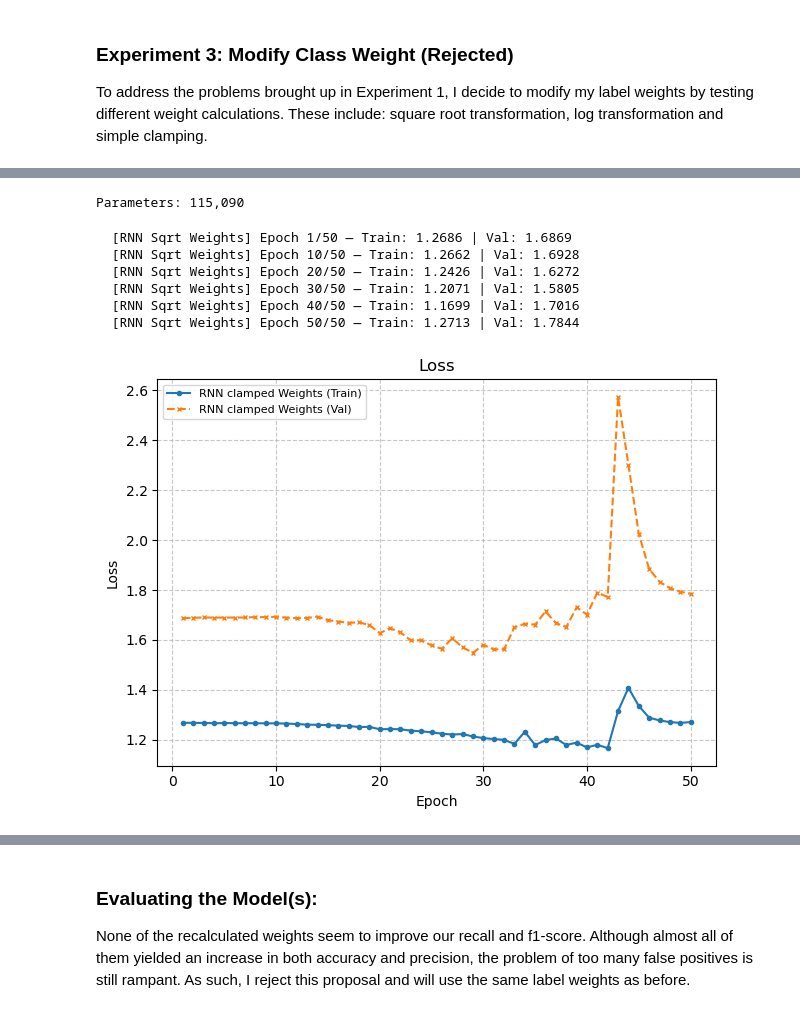
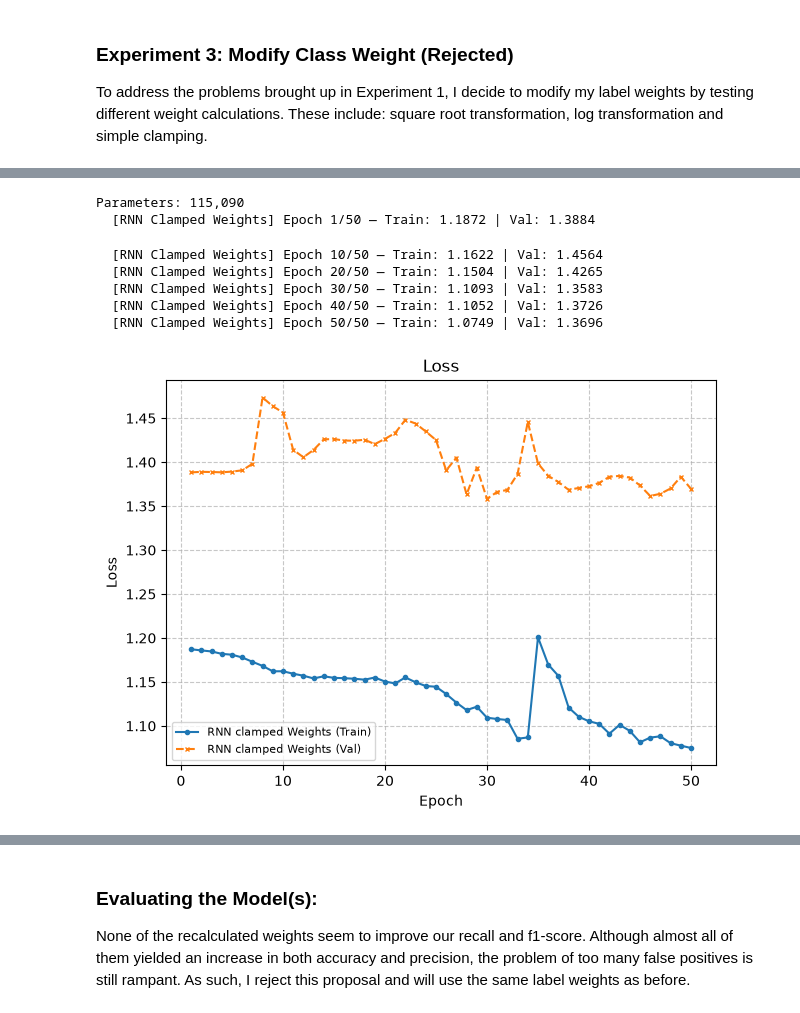
Before and after one commit to LoganJGunawan/DeepLearning2, a Jupyter notebook: main.ipynb, the cells around one changed output, grey strips where cells are left out. Cells and saved outputs as stored; diff of their text form; code cells hidden in the pictures.

```diff
--- a/main.ipynb
+++ b/main.ipynb
@@ -235,8 +236,8 @@ def train_one_epoch(model, loader, optimizer, criterion, tokenizer_mode=False):
             attention_mask = batch['attention_mask'].to(device)
             y = batch['labels'].to(device)
             outputs = model(input_ids=input_ids, attention_mask=attention_mask, labels=y)
-            loss = outputs.loss
             logits = outputs.logits
+            loss = criterion(logits, y)
         else:
             x, y, lengths = batch
             x, y = x.to(device), y.to(device)
@@ -262,8 +263,8 @@ def evaluate_model(model, loader, criterion, tokenizer_mode=False):
                 attention_mask = batch['attention_mask'].to(device)
                 y = batch['labels'].to(device)
                 outputs = model(input_ids=input_ids, attention_mask=attention_mask, labels=y)
-                loss = outputs.loss
                 logits = outputs.logits
+                loss = criterion(logits, y)
             else:
                 x, y, lengths = batch
                 x, y = x.to(device), y.to(device)
@@ -300,15 +301,24 @@ def run_experiment(model, optimizer, criterion, train_loader, val_loader,
     return history
 
 
-def plot_experiments(results, show_train=True, show_val=True):
+def plot_experiments(results, models = ["all"], show_train=True, show_val=True):
     fig, ax = plt.subplots()
-    for name, hist in results.items():
-        epochs = range(1, len(hist['train_loss']) + 1)
-        if show_train:
-            ax.plot(epochs, hist['train_loss'], label=f'{name} (Train)', marker='o', markersize=3)
-        if show_val:
-            ax.plot(epochs, hist['val_loss'], label=f'{name} (Val)', linestyle='--', marker='x', markersize=3)
 
+    if "all" in models:
+        for name, hist in results.items():
+            epochs = range(1, len(hist['train_loss']) + 1)
+            if show_train:
+                ax.plot(epochs, hist['train_loss'], label=f'{name} (Train)', marker='o', markersize=3)
+            if show_val:
+                ax.plot(epochs, hist['val_loss'], label=f'{name} (Val)', linestyle='--', marker='x', markersize=3)
+    else:
+        for name in models:
+            hist = results[name]
+            epochs = range(1, len(hist['train_loss']) + 1)
+            if show_train:
+                ax.plot(epochs, hist['train_loss'], label=f'{name} (Train)', marker='o', markersize=3)
+            if show_val:
+                ax.plot(epochs, hist['val_loss'], label=f'{name} (Val)', linestyle='--', marker='x', markersize=3)
     ax.set_xlabel('Epoch'); ax.set_ylabel("Loss"); ax.set_title("Loss")
     ax.legend(fontsize=8); ax.grid(True, linestyle='--', alpha=0.7)
 
@@ -899,7 +932,7 @@ dense_lstm_log_weight = DenseLSTM(
 ).to(device)
 
 optimizer = optim.Adam(dense_lstm_log_weight.parameters(), lr=5e-4)
-criterion = nn.BCEWithLogitsLoss(pos_weight=task1_label_weights)
+criterion = nn.BCEWithLogitsLoss(pos_weight=task1_log_weights)
 
 print(f'Parameters: {sum(p.numel() for p in dense_lstm_log_weight.parameters()):,}')
 
@@ -922,33 +955,32 @@ Parameters: 115,090
 # %%
 torch.manual_seed(67)
 dense_lstm_clamped_weight = DenseLSTM(
     embedding_matrix=embedding_matrix,
     num_classes=len(LABELS),
     hidden_dim=128,
     freeze_embeddings=True
 ).to(device)
 
 optimizer = optim.Adam(dense_lstm_clamped_weight.parameters(), lr=5e-4)
-criterion = nn.BCEWithLogitsLoss(pos_weight=task1_label_weights)
+criterion = nn.BCEWithLogitsLoss(pos_weight=task1_clamped_weights)
 
 print(f'Parameters: {sum(p.numel() for p in dense_lstm_clamped_weight.parameters()):,}')
 
-all_results = {}
 all_results['RNN clamped Weights'] = run_experiment(
     dense_lstm_clamped_weight, optimizer, criterion, train_loader, val_loader,
-    epochs=50, name='RNN Sqrt Weights'
+    epochs=50, name='RNN Clamped Weights'
 )
 
-plot_experiments(all_results)
+plot_experiments(all_results, ["RNN clamped Weights"])
 # %% [output]
 Parameters: 115,090
+  [RNN Clamped Weights] Epoch 1/50 — Train: 1.1872 | Val: 1.3884
-  [RNN Sqrt Weights] Epoch 1/50 — Train: 1.2686 | Val: 1.6869
-  [RNN Sqrt Weights] Epoch 10/50 — Train: 1.2662 | Val: 1.6928
-  [RNN Sqrt Weights] Epoch 20/50 — Train: 1.2426 | Val: 1.6272
-  [RNN Sqrt Weights] Epoch 30/50 — Train: 1.2071 | Val: 1.5805
-  [RNN Sqrt Weights] Epoch 40/50 — Train: 1.1699 | Val: 1.7016
-  [RNN Sqrt Weights] Epoch 50/50 — Train: 1.2713 | Val: 1.7844
+  [RNN Clamped Weights] Epoch 10/50 — Train: 1.1622 | Val: 1.4564
+  [RNN Clamped Weights] Epoch 20/50 — Train: 1.1504 | Val: 1.4265
+  [RNN Clamped Weights] Epoch 30/50 — Train: 1.1093 | Val: 1.3583
+  [RNN Clamped Weights] Epoch 40/50 — Train: 1.1052 | Val: 1.3726
+  [RNN Clamped Weights] Epoch 50/50 — Train: 1.0749 | Val: 1.3696
-[figure, old version]
+[figure, new version]
 # %%
 fig, report, accuracy = get_evaluation(dense_lstm_sqrt_weight, test_loader, "LSTM Sqrt Weights")
 
```
Also changed, not shown: parts of 30 cells of this notebook.
